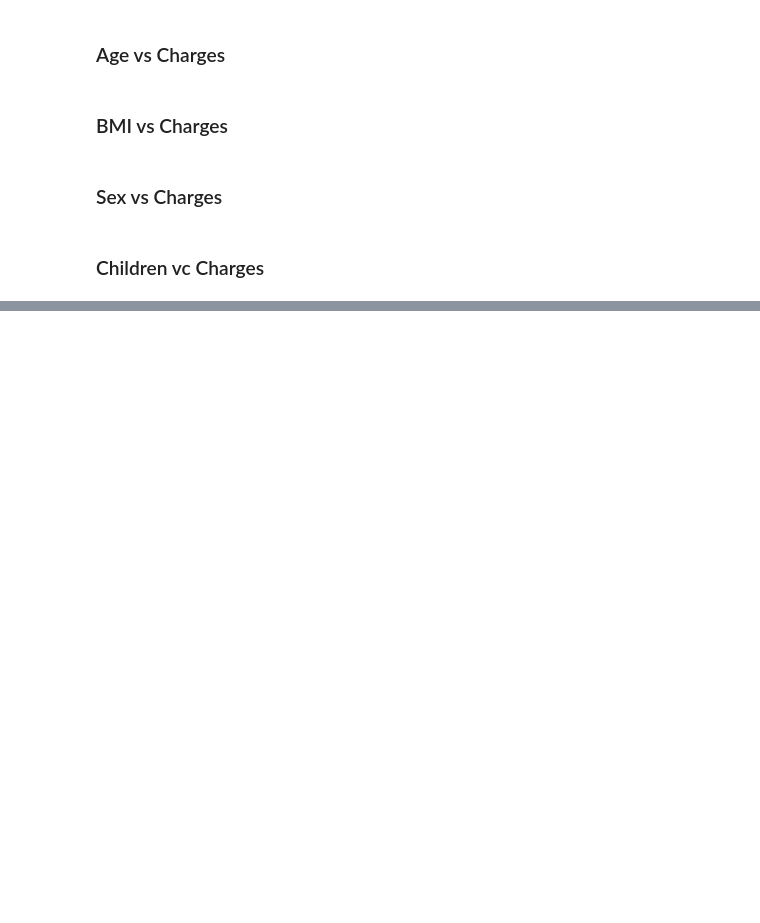
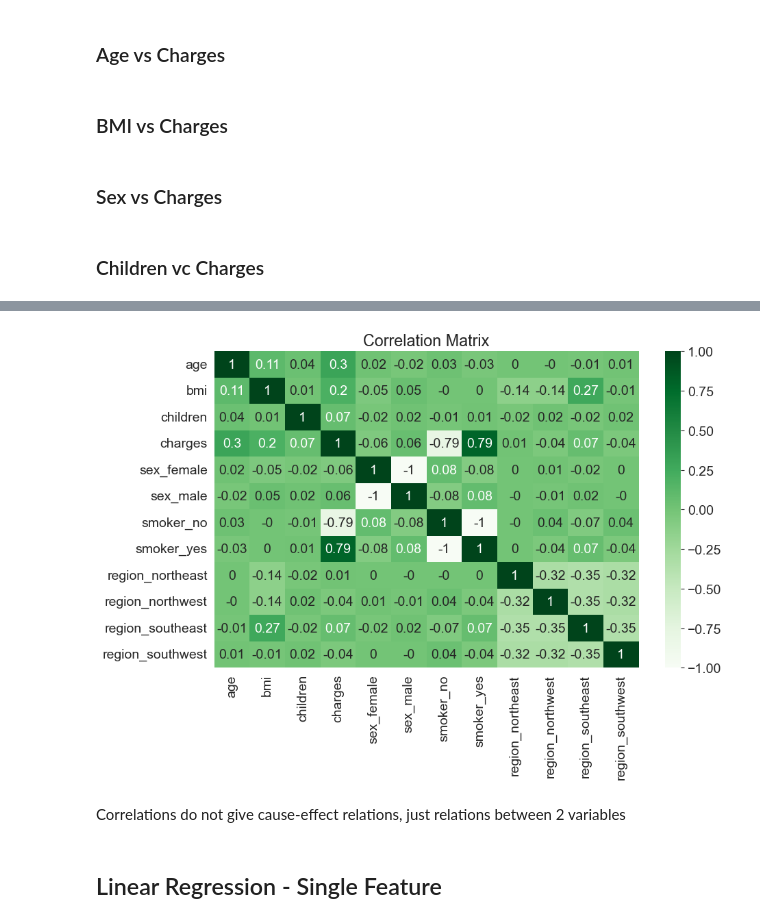
Before and after one commit to hardaatbaath/ML-scikit_learn, a Jupyter notebook: linear-regression.ipynb, the cells around one changed output, grey strips where cells are left out. Cells and saved outputs as stored; diff of their text form; code cells hidden in the pictures; blank space fills up the shorter version.

```diff
--- a/linear-regression.ipynb
+++ b/linear-regression.ipynb
@@ -210,0 +250,17 @@ plt.show()
+# %%
+# We are encoding the values because of non-numeric values
+medical_df_encoded = pd.get_dummies(medical_df)
+
+# Rounding them off to 2 decimal places
+correlation_matrix = medical_df_encoded.corr().round(2)
+
+sns.heatmap(correlation_matrix,
+            cmap = 'Greens',
+            annot = True)
+plt.title('Correlation Matrix');
+# %% [output]
+[figure, added]
+# %% [markdown]
+Correlations do not give cause-effect relations, just relations between 2 variables
+# %% [markdown]
+## Linear Regression - Single Feature
```
Also changed, not shown: parts of 82 cells of this notebook, 2 other files.
